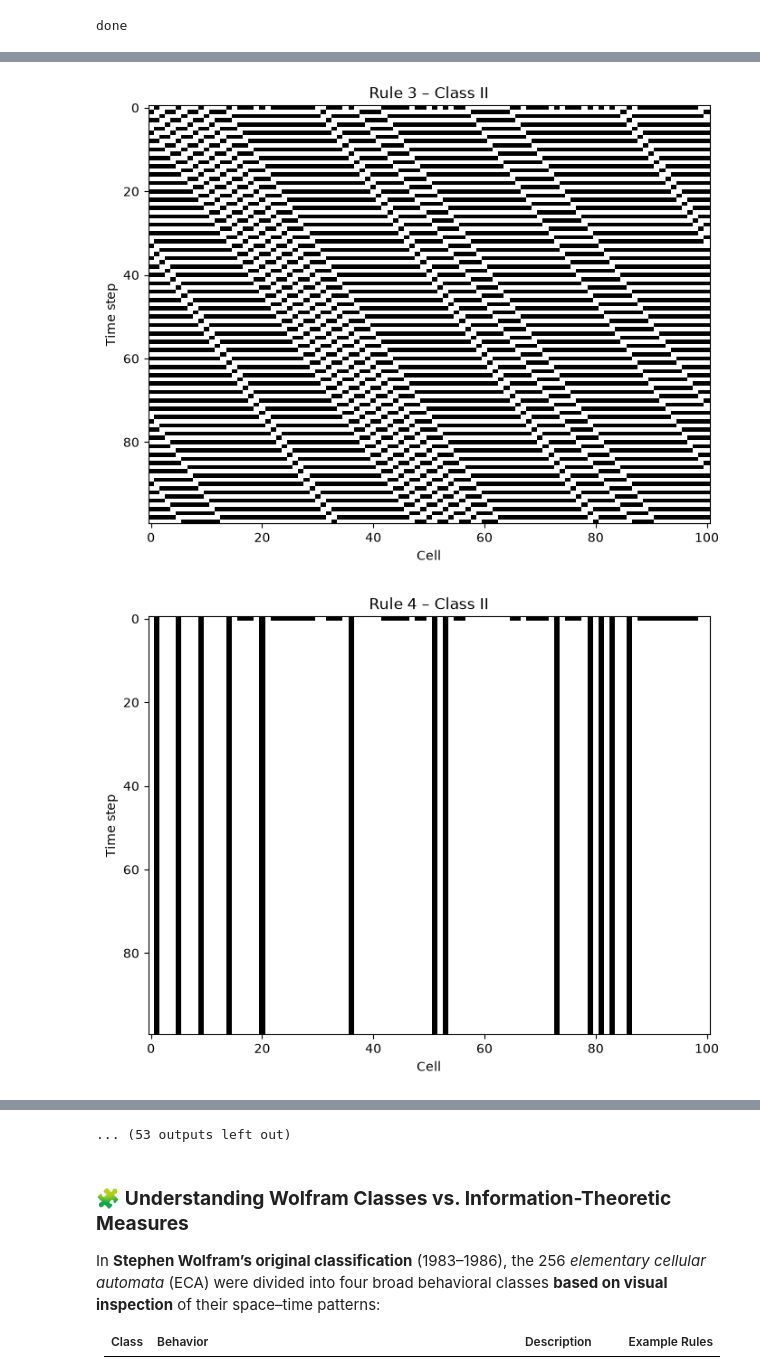
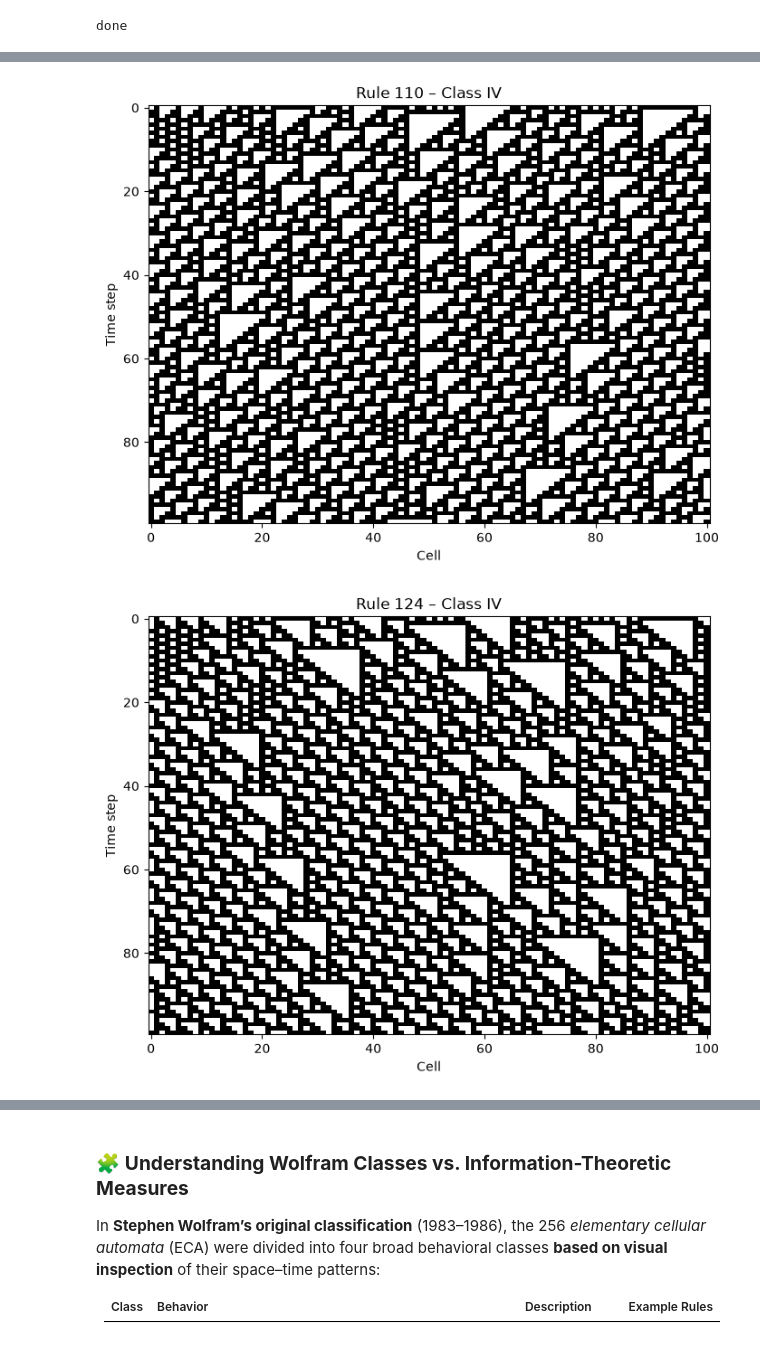
Before and after one commit to SylkeAijiaoSnel/Model-Based-Decisions-Code, a Jupyter notebook: Week 1 - Introduction/cellular_automata.ipynb, the cells around one changed output, grey strips where cells are left out. Cells and saved outputs as stored; diff of their text form; code cells hidden in the pictures.

```diff
--- a/Week 1 - Introduction/cellular_automata.ipynb
+++ b/Week 1 - Introduction/cellular_automata.ipynb
@@ -77,7 +77,7 @@ wolfram_classes = {
 }
 
 # --- Automatically build list of rules with class labels ---
-rules_to_run = []git
+rules_to_run = []
 for cls, rules in wolfram_classes.items():
     for rule in rules:
         label = f"Class {cls}"
@@ -85,7 +85,7 @@ for cls, rules in wolfram_classes.items():
 
 # Optionally, pick a few representative examples for display
 # e.g., the most well-known or diverse ones:
-selected_rules = [1, 2, 3, 4, 5, 6, 7, 9, 10, 11, 12, 13, 14, 15, 19, 23, 24, 25, 26, 27, 28, 29, 33, 34, 35, 36, 37, 38, 42, 43, 44, 46, 50, 51, 56, 57, 58, 62, 72, 73, 74, 76, 77, 78, 94, 104, 108, 130, 132, 134, 138, 140, 142, 152, 154, 156, 162, 164, 170, 172, 178, 184, 200, 204, 232]
+selected_rules = [41, 54, 110, 124, 137, 193]
 
 # --- Run and plot each selected rule ---
 for rule in selected_rules:
@@ -100,2 +100,2 @@ for rule in selected_rules:
-[figure, old version]
+[figure, new version]
-[figure, old version]
+[figure, new version]
@@ -110,4 +104,3 @@ for rule in selected_rules:
-... (53 outputs left out)
 # %%
 def shannon_entropy(state):
     """Shannon entropy of a binary vector."""
```
Also changed, not shown: parts of 1 cell of this notebook.
